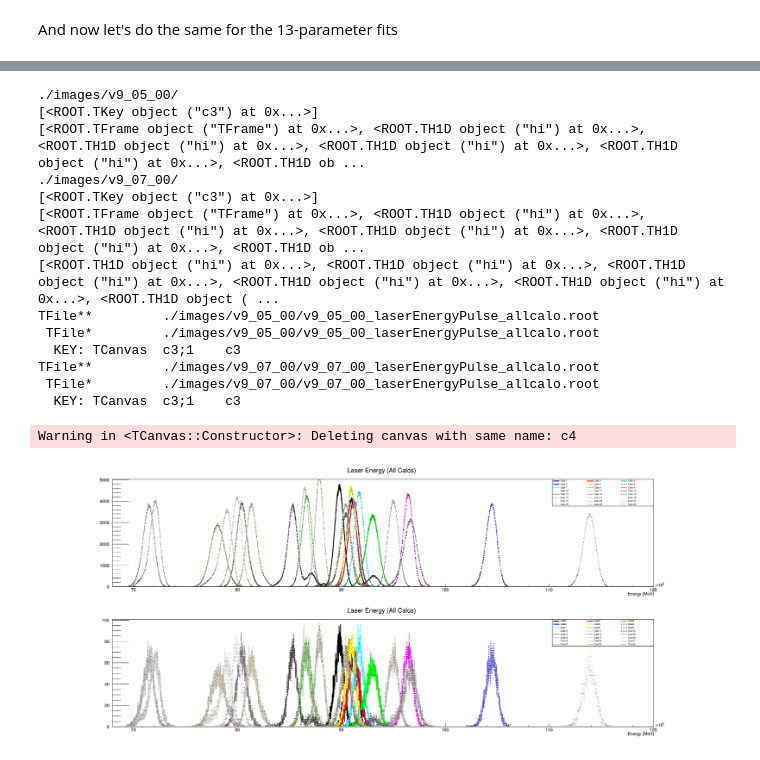
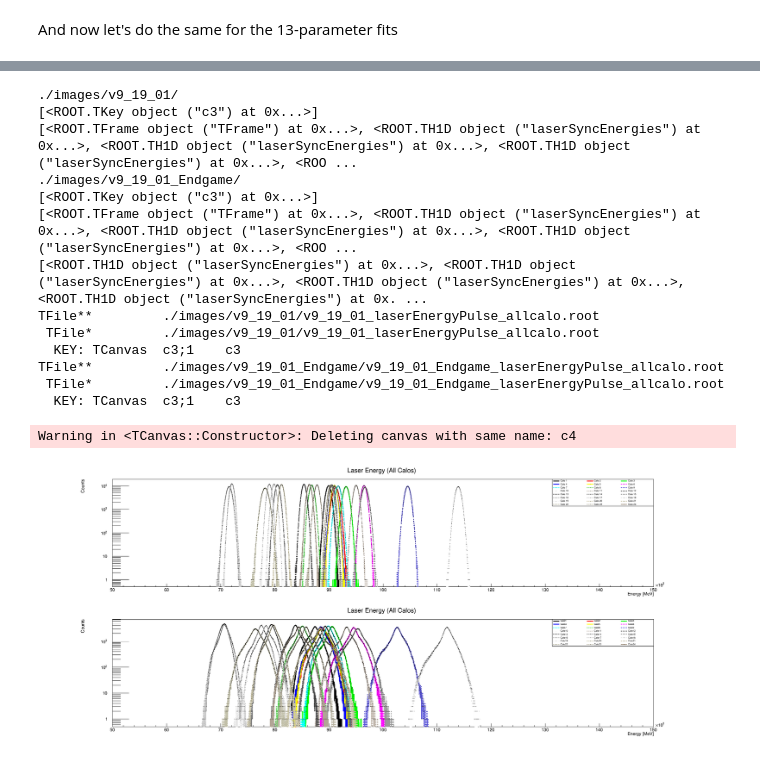
Before and after one commit to jlabounty/g-2, a Jupyter notebook: productionFeedback/compareProductionVersions.ipynb, the cells around one changed output, grey strips where cells are left out. Saved outputs shown, nothing was run; the diff lists cells and outputs as text; code cells hidden in the pictures.

```diff
--- a/productionFeedback/compareProductionVersions.ipynb
+++ b/productionFeedback/compareProductionVersions.ipynb
@@ -22,7 +24,7 @@ import os
 # %% [markdown]
 Let's get the versions numbers we want to create comparison plots of. These should have already had all of the plots generated using the productionFeedback module.
 # %%
-versionNumbers = ["v9_05_00","v9_08_00"]
+versionNumbers = ["v9_23_00_EndGame","v9_19_01_Endgame"]
 versionPaths = ["./images/"+x+"/" for x in versionNumbers]
 print(versionNumbers)
 # %% [output]
@@ -299,40 +300,42 @@ leg2.SetNColumns(3)
 print(histVec)
 for i, hist in enumerate(histVec):
 
     if i < 24:
         c4.cd(1)
+        r.gPad.SetLogy()
         hist.SetLineColor(i+1)
     else:
         c4.cd(2)
+        r.gPad.SetLogy()
         hist.SetLineColor((i-24)+1)
 
     if i < 0.5:
         hist.Draw("HIST P0 L")
     else:
         hist.Draw("HIST P0 L SAME")
     if i < 24:
         leg.AddEntry(hist,"Calo "+str(i+1),"pl")
     else:
         leg2.AddEntry(hist,"Calo"+str(i-24+1),"pl")
 
 c4.cd(1)
 leg.Draw()
 c4.cd(2)
 leg2.Draw()
 c4.Draw()
 # %% [output]
-./images/v9_05_00/
+./images/v9_19_01/
 [<ROOT.TKey object ("c3") at 0x...>]
-[<ROOT.TFrame object ("TFrame") at 0x...>, <ROOT.TH1D object ("hi") at 0x...>, <ROOT.TH1D object ("hi") at 0x...>, <ROOT.TH1D object ("hi") at 0x...>, <ROOT.TH1D object ("hi") at 0x...>, <ROOT.TH1D ob ...
-./images/v9_07_00/
+[<ROOT.TFrame object ("TFrame") at 0x...>, <ROOT.TH1D object ("laserSyncEnergies") at 0x...>, <ROOT.TH1D object ("laserSyncEnergies") at 0x...>, <ROOT.TH1D object ("laserSyncEnergies") at 0x...>, <ROO ...
+./images/v9_19_01_Endgame/
 [<ROOT.TKey object ("c3") at 0x...>]
-[<ROOT.TFrame object ("TFrame") at 0x...>, <ROOT.TH1D object ("hi") at 0x...>, <ROOT.TH1D object ("hi") at 0x...>, <ROOT.TH1D object ("hi") at 0x...>, <ROOT.TH1D object ("hi") at 0x...>, <ROOT.TH1D ob ...
-[<ROOT.TH1D object ("hi") at 0x...>, <ROOT.TH1D object ("hi") at 0x...>, <ROOT.TH1D object ("hi") at 0x...>, <ROOT.TH1D object ("hi") at 0x...>, <ROOT.TH1D object ("hi") at 0x...>, <ROOT.TH1D object ( ...
-TFile**         ./images/v9_05_00/v9_05_00_laserEnergyPulse_allcalo.root
- TFile*         ./images/v9_05_00/v9_05_00_laserEnergyPulse_allcalo.root
+[<ROOT.TFrame object ("TFrame") at 0x...>, <ROOT.TH1D object ("laserSyncEnergies") at 0x...>, <ROOT.TH1D object ("laserSyncEnergies") at 0x...>, <ROOT.TH1D object ("laserSyncEnergies") at 0x...>, <ROO ...
+[<ROOT.TH1D object ("laserSyncEnergies") at 0x...>, <ROOT.TH1D object ("laserSyncEnergies") at 0x...>, <ROOT.TH1D object ("laserSyncEnergies") at 0x...>, <ROOT.TH1D object ("laserSyncEnergies") at 0x. ...
+TFile**         ./images/v9_19_01/v9_19_01_laserEnergyPulse_allcalo.root
+ TFile*         ./images/v9_19_01/v9_19_01_laserEnergyPulse_allcalo.root
   KEY: TCanvas  c3;1    c3
-TFile**         ./images/v9_07_00/v9_07_00_laserEnergyPulse_allcalo.root
- TFile*         ./images/v9_07_00/v9_07_00_laserEnergyPulse_allcalo.root
+TFile**         ./images/v9_19_01_Endgame/v9_19_01_Endgame_laserEnergyPulse_allcalo.root
+ TFile*         ./images/v9_19_01_Endgame/v9_19_01_Endgame_laserEnergyPulse_allcalo.root
   KEY: TCanvas  c3;1    c3
 Warning in <TCanvas::Constructor>: Deleting canvas with same name: c4
-[figure, old version]
+[figure, new version]
```
Also changed, not shown: parts of 9 cells of this notebook, 12 other files.
